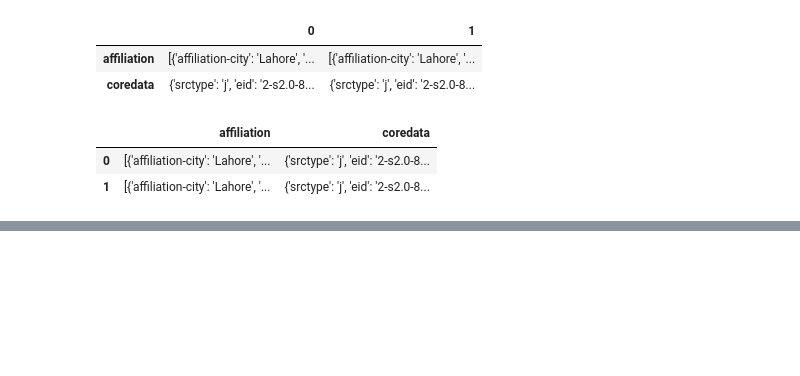
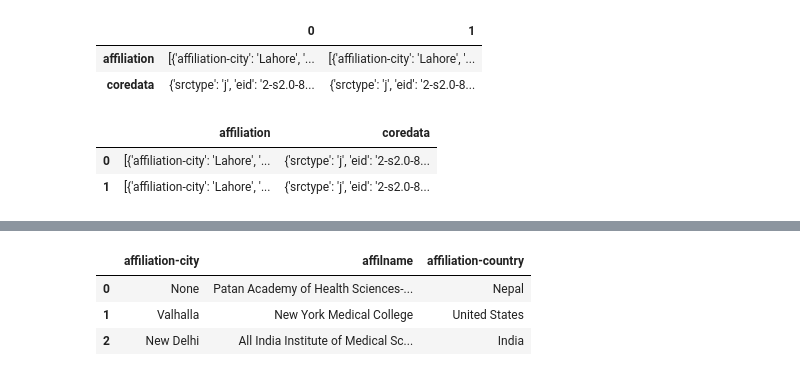
Before and after one commit to kopatri/cs5099masterthesis, a Jupyter notebook: notebooks/Scopus-Test.ipynb, the cells around one changed output, grey strips where cells are left out. Cells and saved outputs as stored; diff of their text form; code cells hidden in the pictures; blank space fills up the shorter version.

```diff
--- a/notebooks/Scopus-Test.ipynb
+++ b/notebooks/Scopus-Test.ipynb
@@ -196,0 +206,8 @@ df_combined
+# %%
+df_affiliation_holder = pd.DataFrame.from_dict(df_combined['affiliation'][0], orient='columns')
+df_affiliation_holder
+# %% [output]
+|  | affiliation-city | affilname | affiliation-country |
+| 0 | None | Patan Academy of Health Sciences-... | Nepal |
+| 1 | Valhalla | New York Medical College | United States |
+| 2 | New Delhi | All India Institute of Medical Sc... | India |
```
Also changed, not shown: parts of 13 cells of this notebook, 3 other files.
